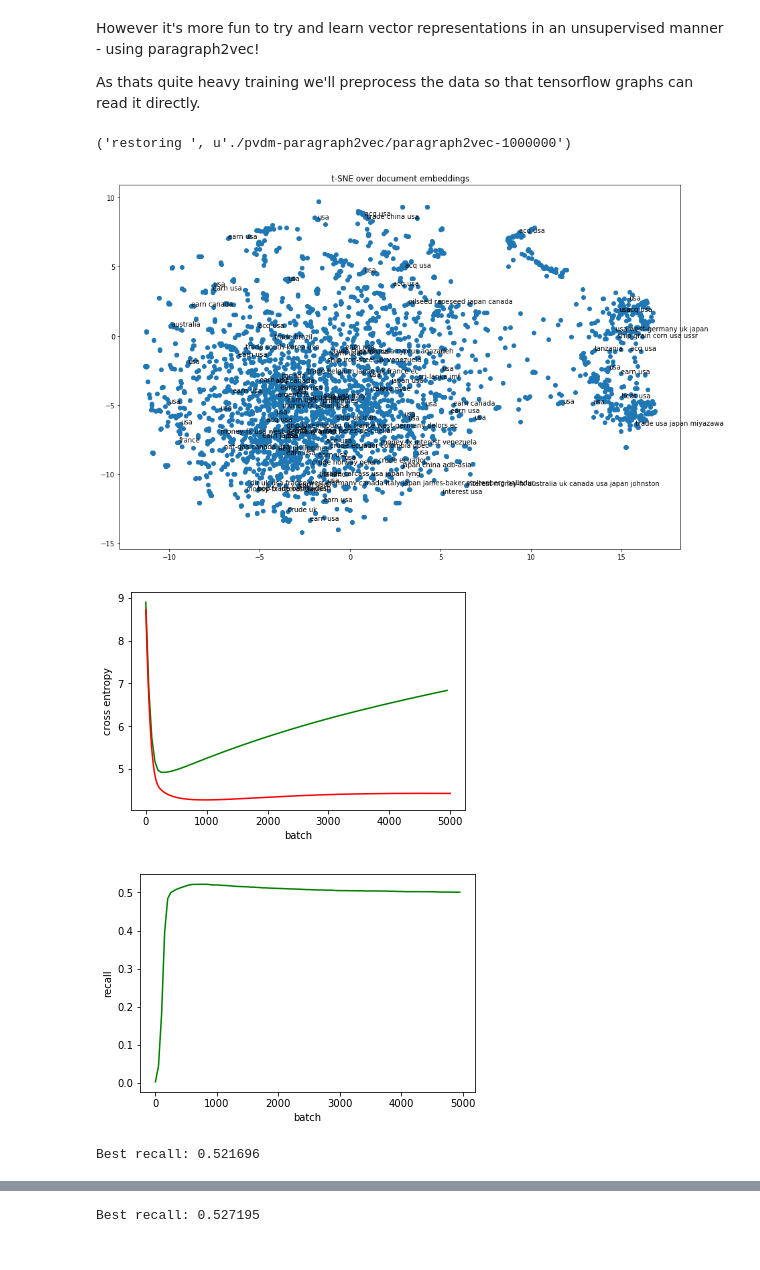
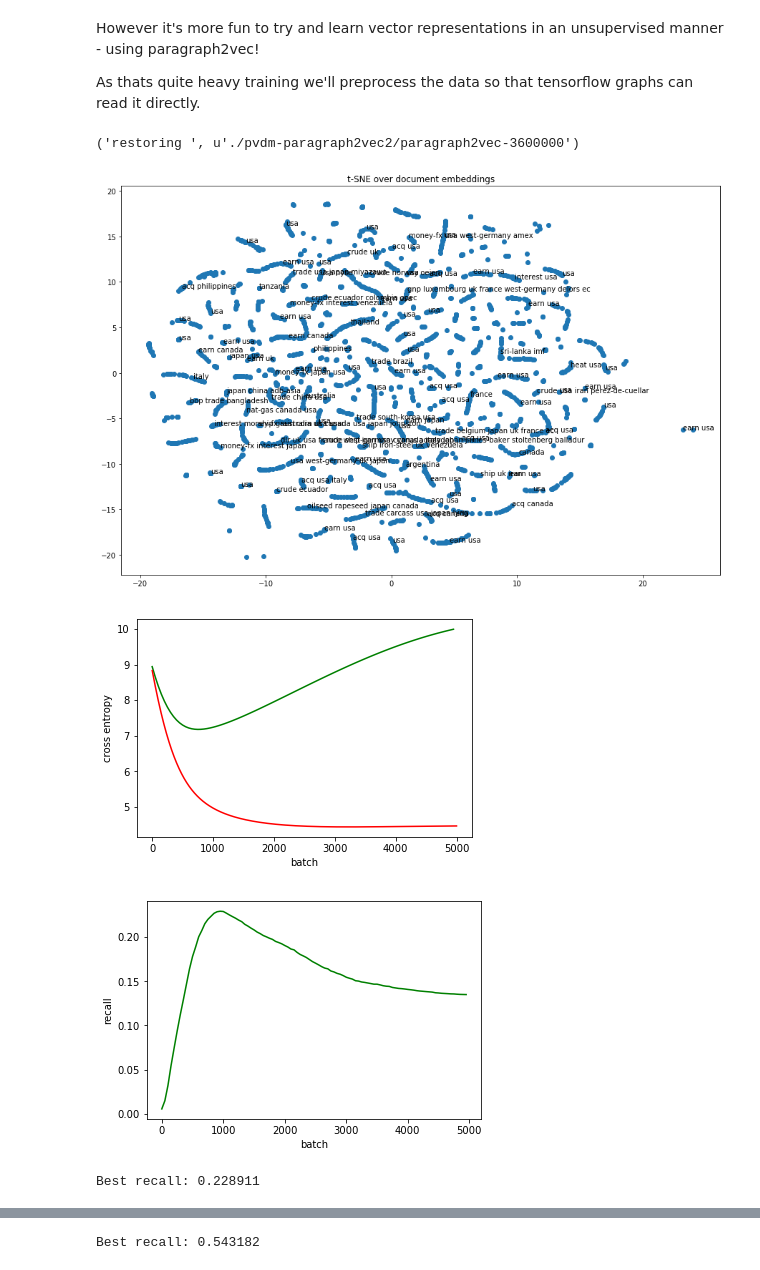
Before and after one commit to OlavHN/olavhn.github.io, a Jupyter notebook: reuters.ipynb, the cells around one changed output, grey strips where cells are left out. Saved outputs shown, nothing was run; the diff lists cells and outputs as text; code cells hidden in the pictures.

```diff
--- a/reuters.ipynb
+++ b/reuters.ipynb
@@ -421,36 +363,39 @@ import tensorflow as tf
 num_docs = len(corpus) + len(test_corpus)
 num_words = len(tokens_c)
 emb_size = 100
+doc_emb_size = 400
 neg_samples = 64
-epochs = 100
-batch = 256
+epochs = 1000
+batch = 512
 
 with tf.Graph().as_default():
     word, document = read_pvdm(epochs, batch)
 
     words = tf.get_variable('word_weights', (num_words, emb_size), dtype=tf.float32)
-    docs = tf.get_variable('doc_weights', (num_docs, emb_size), dtype=tf.float32)
+    docs = tf.get_variable('doc_weights', (num_docs, doc_emb_size), dtype=tf.float32)
 
     word_emb = tf.nn.embedding_lookup(words, word[:,:-1]) # b x 7 x emb
     word_query = tf.reshape(word_emb, [-1, emb_size * 7])
     doc_emb = tf.nn.embedding_lookup(docs, document)
 
+    U = tf.get_variable('u', (doc_emb_size + 7 * emb_size, emb_size))
+
     query = tf.concat(1, [doc_emb, word_query]) # b x (emb*8)
+
+    res = tf.matmul(query, U)
 
     answ_i = word[:,-1:]
 
     L_sg = tf.reduce_sum(tf.nn.nce_loss(
-        tf.get_variable('target_weights', (num_words, emb_size*8), dtype=tf.float32),
+        tf.get_variable('target_weights', (num_words, emb_size), dtype=tf.float32),
         tf.get_variable('target_bias', (num_words), dtype=tf.float32),
-        query,
+        res,
         answ_i,
         neg_samples,
         num_words))
 
-    loss = L_sg
-
     global_step = tf.Variable(0, trainable=False)
-    train_op = tf.train.AdamOptimizer().minimize(loss, global_step=global_step)
+    train_op = tf.train.AdamOptimizer().minimize(L_sg, global_step=global_step)
 
     saver = tf.train.Saver()
     with tf.Session() as sess:
@@ -482,27 +427,27 @@ with tf.Graph().as_default():
 # %%
 import tensorflow as tf
 
-num_docs = 19043 #len(corpus) + len(test_corpus)
-emb_size = 100
+num_docs = len(corpus) + len(test_corpus)
+emb_size = 400
 
 with tf.Graph().as_default():
     docs = tf.get_variable('doc_weights', (num_docs, emb_size), dtype=tf.float32)
 
     saver = tf.train.Saver([docs])
     with tf.Session() as sess:
-        ckpt = tf.train.get_checkpoint_state('./pvdm-paragraph2vec')
+        ckpt = tf.train.get_checkpoint_state('./pvdm-paragraph2vec2')
         if ckpt and ckpt.model_checkpoint_path:
             print('restoring ', ckpt.model_checkpoint_path)
             saver.restore(sess, ckpt.model_checkpoint_path)
 
         emb = sess.run(docs)
 
 tsne(emb, test_classes, 't-SNE over document embeddings')
 classify(logreg, (emb[:len(corpus)], labels),(emb[len(corpus):], test_labels))
 classify(multilayer, (emb[:len(corpus)], labels),(emb[len(corpus):], test_labels))
 # %% [output]
-('restoring ', u'./pvdm-paragraph2vec/paragraph2vec-1000000')
+('restoring ', u'./pvdm-paragraph2vec2/paragraph2vec-3600000')
-[figure, old version]
+[figure, new version]
-[figure, old version]
+[figure, new version]
-[figure, old version]
+[figure, new version]
-Best recall: 0.521696
+Best recall: 0.228911
@@ -511 +456 @@ Best recall: 0.521696
-Best recall: 0.527195
+Best recall: 0.543182
```
Also changed, not shown: parts of 7 cells of this notebook, 1 other file.
